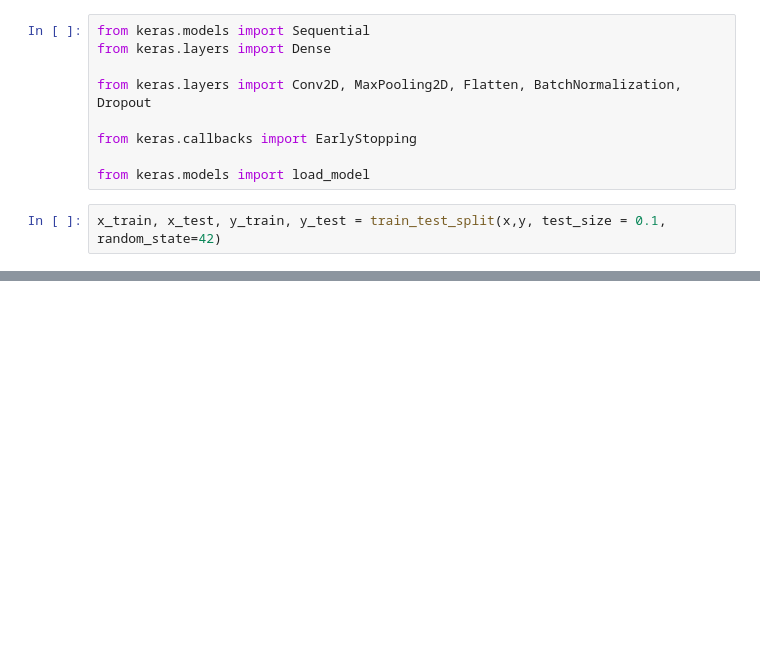
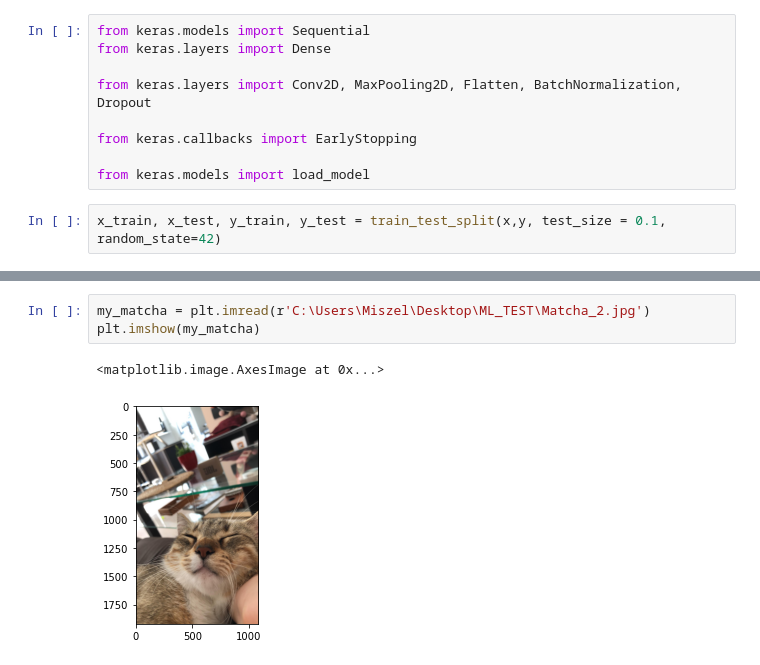
Before and after one commit to Mik3KL0/ML_Python_Proj, a Jupyter notebook: 46341.ipynb, the cells around one changed output, grey strips where cells are left out. Saved outputs shown, nothing was run; the diff lists cells and outputs as text; blank space fills up the shorter version.

```diff
--- a/46341.ipynb
+++ b/46341.ipynb
@@ -200,0 +256,6 @@ Accuracy on the test data:
+# %%
+my_matcha = plt.imread(r'C:\Users\Miszel\Desktop\ML_TEST\Matcha_2.jpg')
+plt.imshow(my_matcha)
+# %% [output]
+<matplotlib.image.AxesImage at 0x...>
+[figure, added]
```
Also changed, not shown: parts of 15 cells of this notebook.
